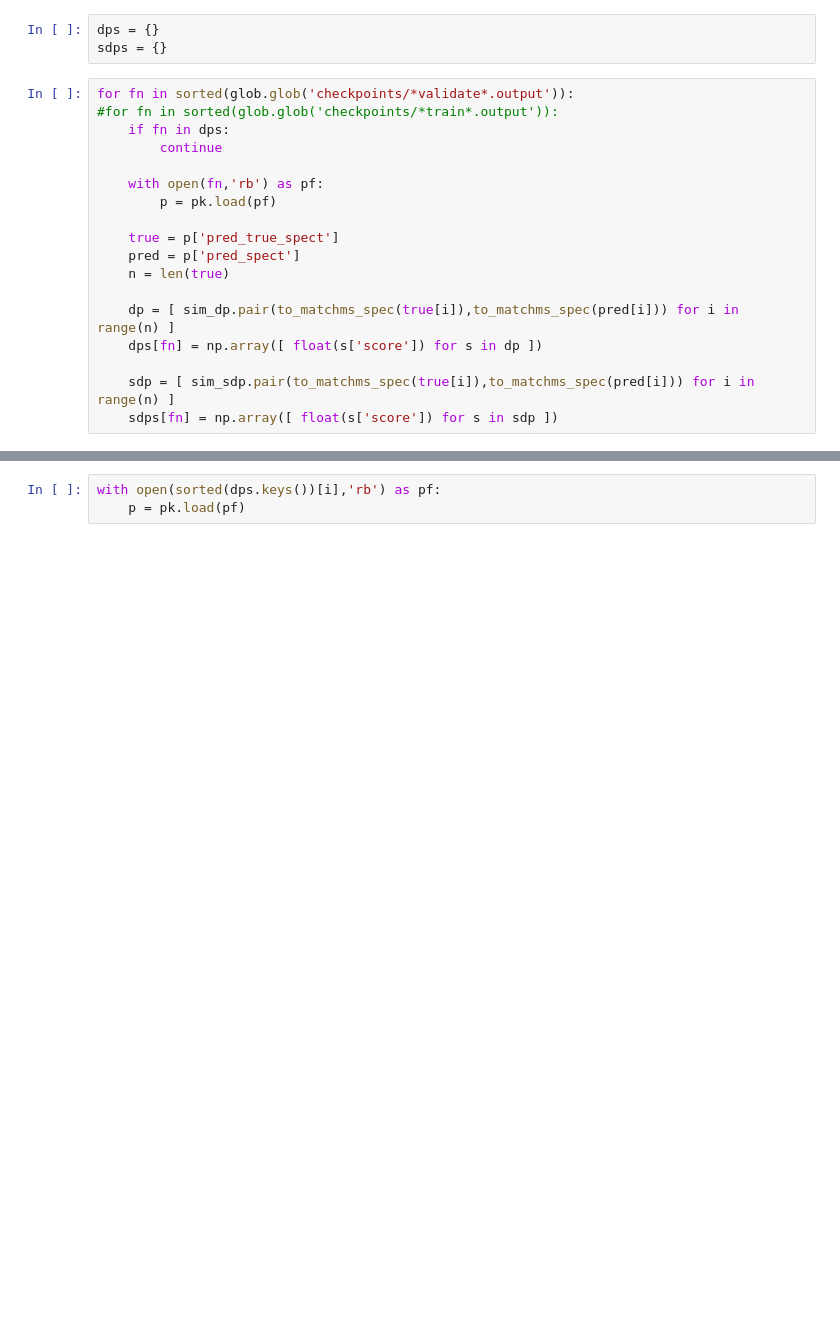
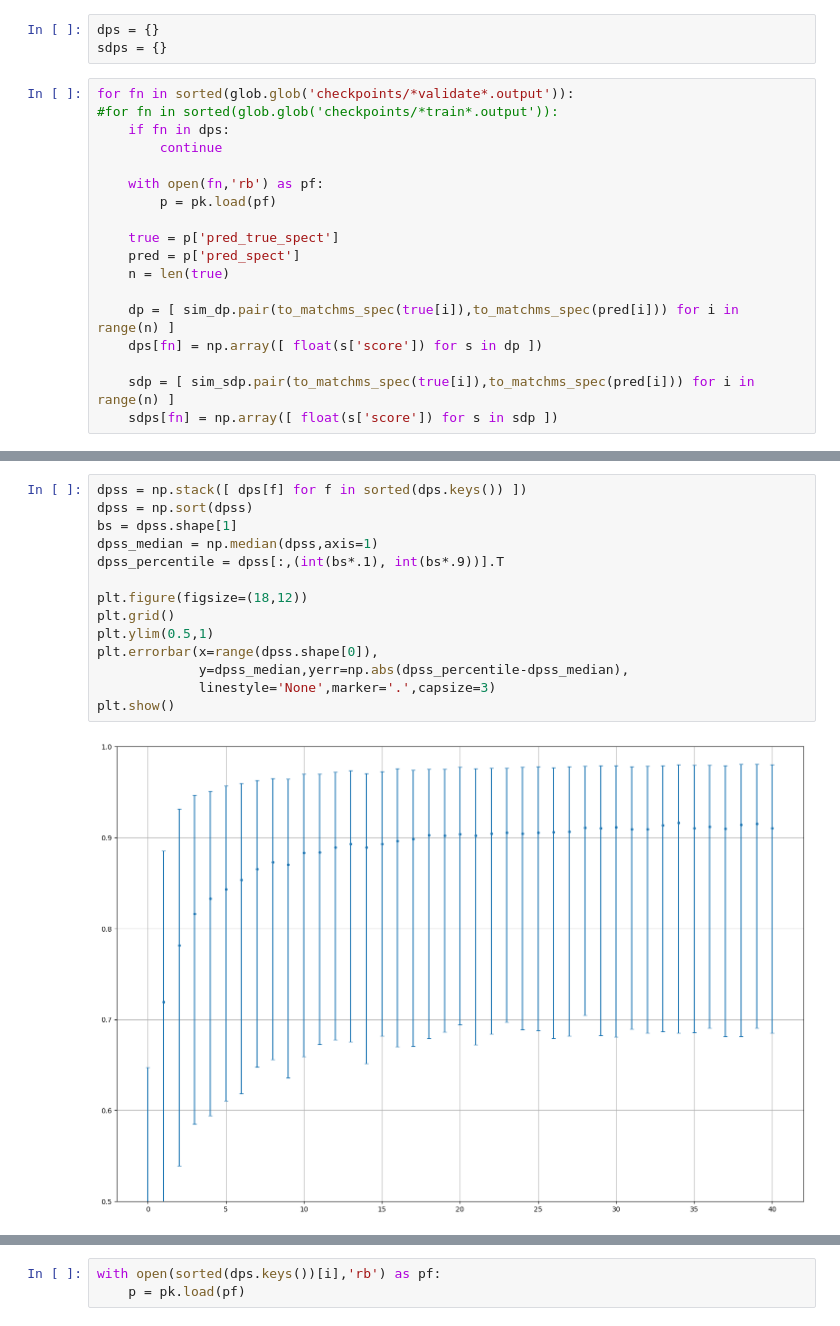
Before and after one commit to ljocha/rassp-public, a Jupyter notebook: validate-small.ipynb, the cells around one changed output, grey strips where cells are left out. Cells and saved outputs as stored; diff of their text form; blank space fills up the shorter version.

```diff
--- a/validate-small.ipynb
+++ b/validate-small.ipynb
@@ -104,3 +104,19 @@ plt.show()
+# %%
+dpss = np.stack([ dps[f] for f in sorted(dps.keys()) ])
+dpss = np.sort(dpss)
+bs = dpss.shape[1]
+dpss_median = np.median(dpss,axis=1)
+dpss_percentile = dpss[:,(int(bs*.1), int(bs*.9))].T
+
+plt.figure(figsize=(18,12))
+plt.grid()
+plt.ylim(0.5,1)
+plt.errorbar(x=range(dpss.shape[0]),
+             y=dpss_median,yerr=np.abs(dpss_percentile-dpss_median),
+             linestyle='None',marker='.',capsize=3)
+plt.show()
+# %% [output]
+[figure, added]
 # %%
 i=np.argmax(mean_dps)
 i,mean_dps[i],std_dps[i]
```
Also changed, not shown: parts of 23 cells of this notebook.
